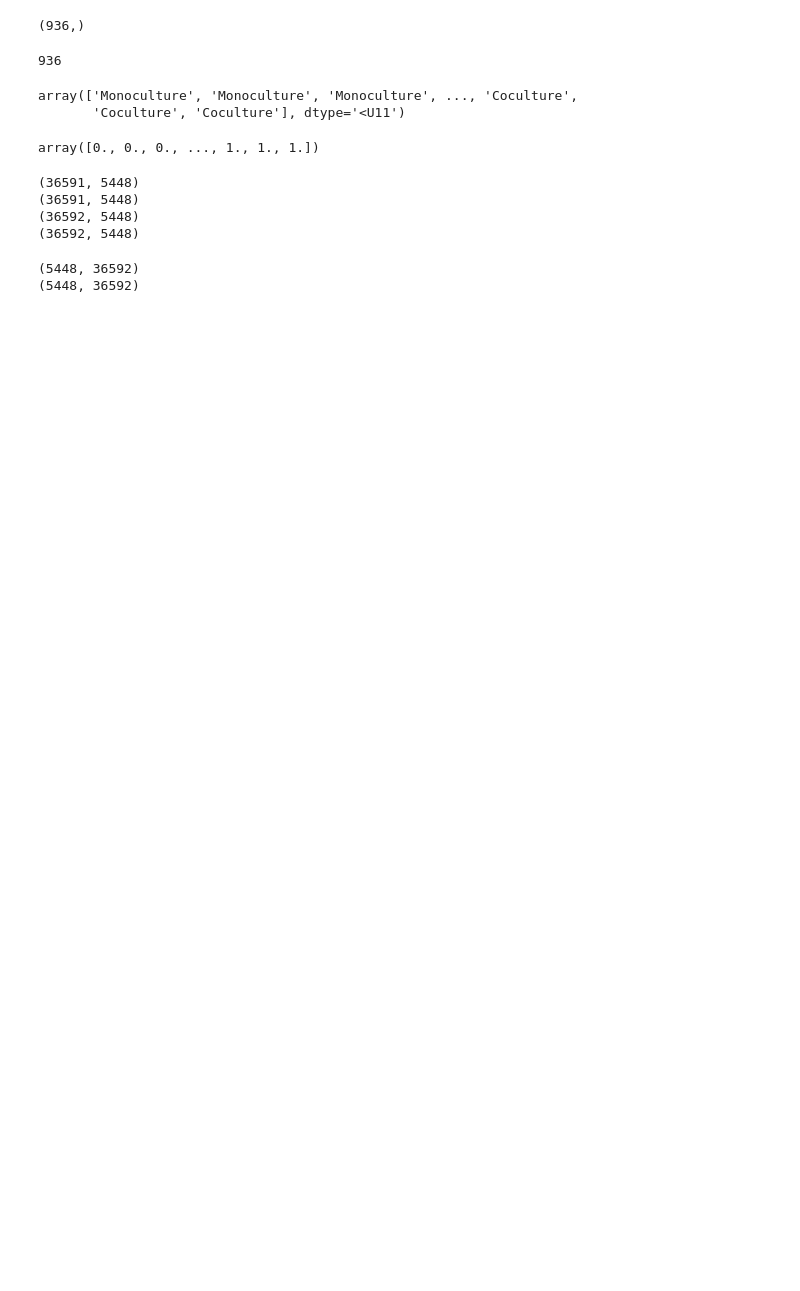
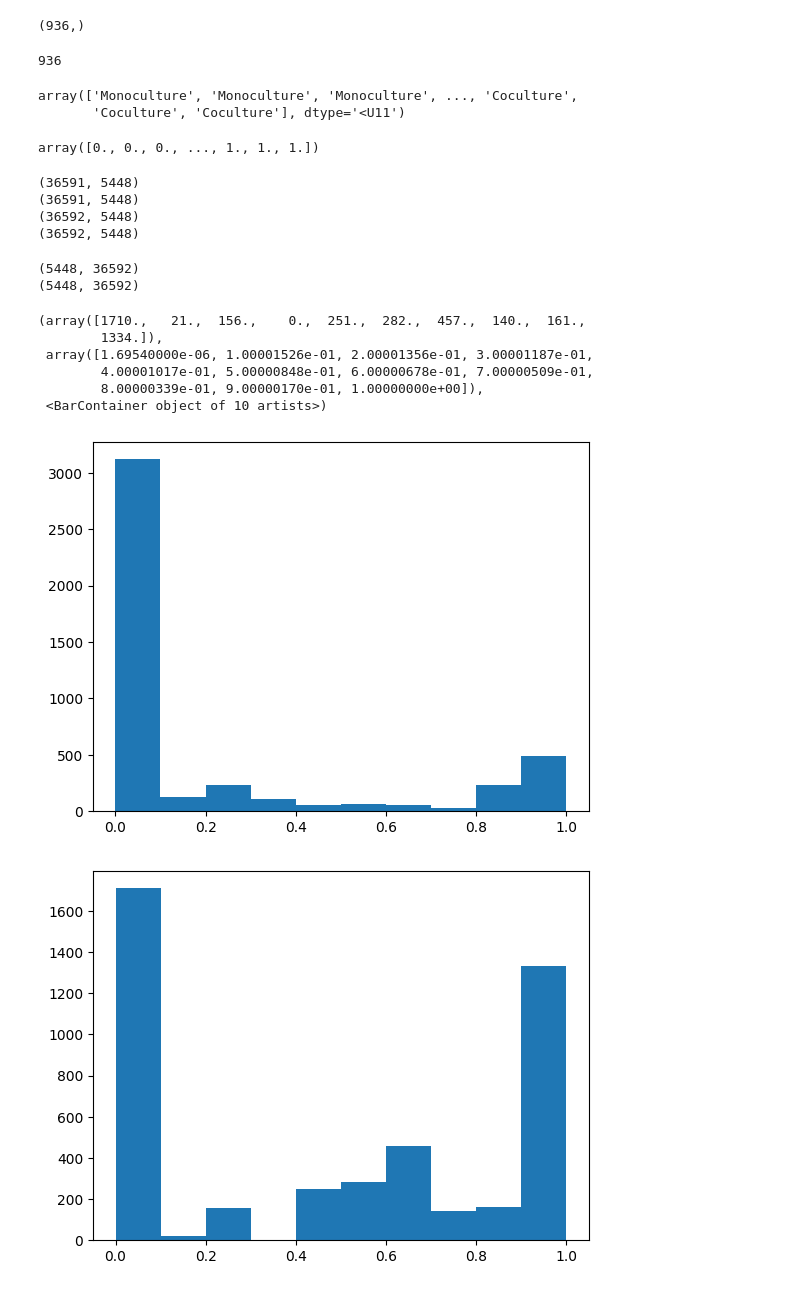
Before and after one commit to DixianZhu/Perturb-Seq, a Jupyter notebook: preprocess_Akana2024_data.ipynb, the cells around one changed output. Saved outputs shown, nothing was run; the diff lists cells and outputs as text; code cells hidden in the pictures; blank space fills up the shorter version.

```diff
--- a/preprocess_Akana2024_data.ipynb
+++ b/preprocess_Akana2024_data.ipynb
@@ -278,3 +279,22 @@ print(cd.shape)
 # %%
 sparse.save_npz('/oak/stanford/groups/ljerby/SharedResources/Akana2024/Data/A375_cd',cd)
 sparse.save_npz('/oak/stanford/groups/ljerby/SharedResources/Akana2024/Data/A375_tpm',tpm)
+# %%
+dat = np.load('/oak/stanford/groups/ljerby/SharedResources/Akana2024/Data/A375_labels_and_extras.npz')
+Y = dat['Y']
+# %%
+Y_tmp = Y[Y>=0].reshape([-1,2])
+plt.figure()
+plt.hist(Y_tmp[:,0])
+
+plt.figure()
+plt.hist(Y_tmp[:,1])
+# %% [output]
+(array([1710.,   21.,  156.,    0.,  251.,  282.,  457.,  140.,  161.,
+        1334.]),
+ array([1.69540000e-06, 1.00001526e-01, 2.00001356e-01, 3.00001187e-01,
+        4.00001017e-01, 5.00000848e-01, 6.00000678e-01, 7.00000509e-01,
+        8.00000339e-01, 9.00000170e-01, 1.00000000e+00]),
+ <BarContainer object of 10 artists>)
+[figure, added]
+[figure, added]
```
Also changed, not shown: parts of 1 cell of this notebook, 5 other files.
